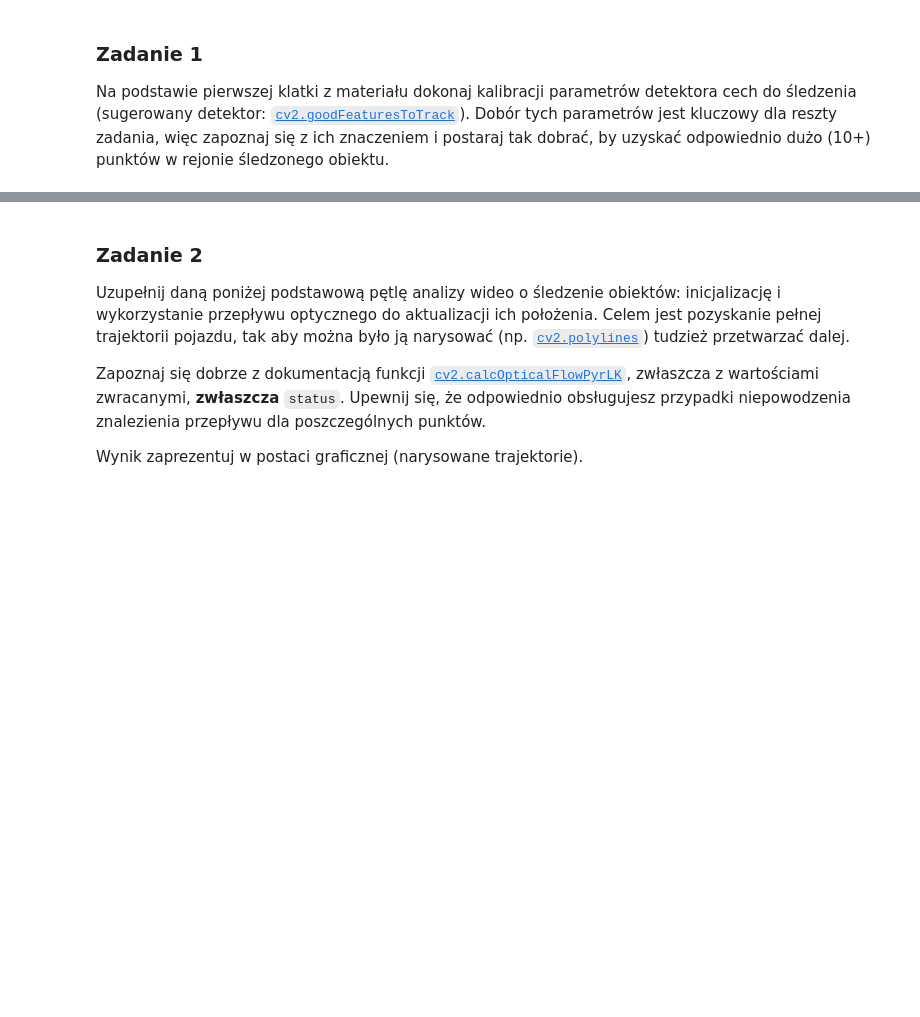
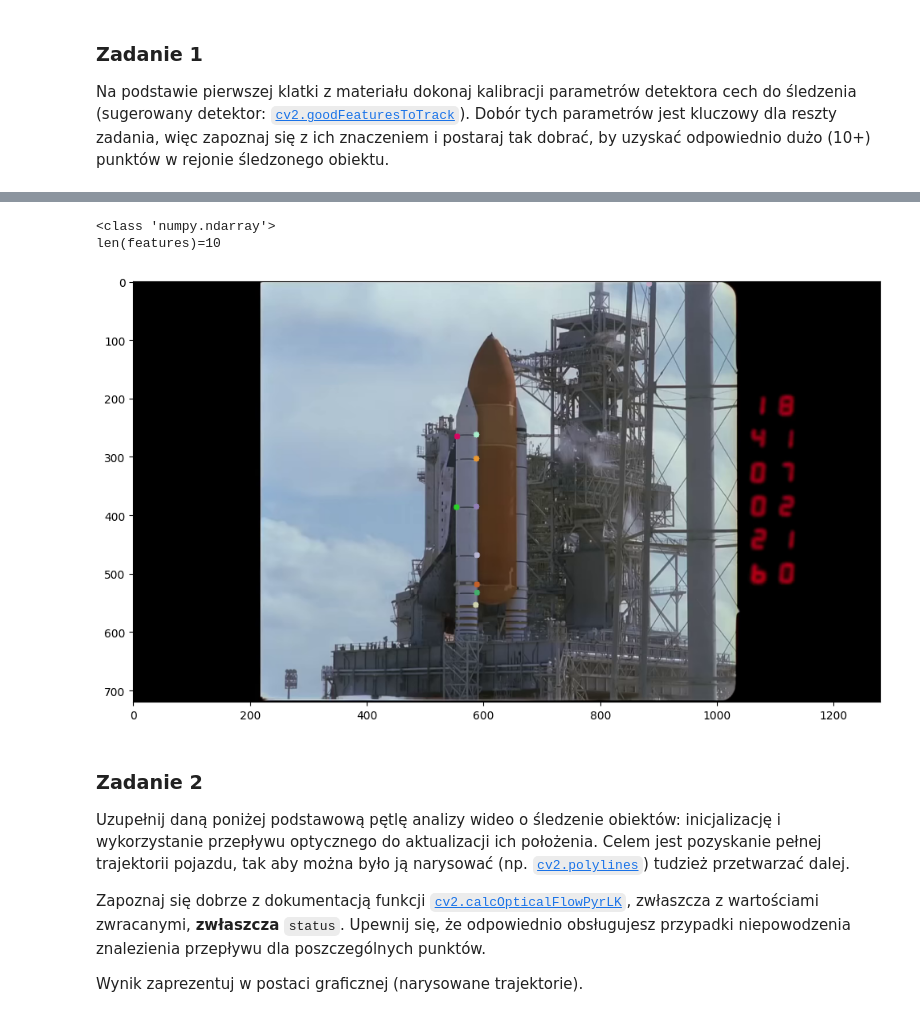
Before and after one commit to piotrdurniat/image-and-video-analysis-and-processing, a Jupyter notebook: lab8/Lab8.2_zadanie.ipynb, the cells around one changed output, grey strips where cells are left out. Drawn from its saved outputs; the diff is of its cells as text; code cells hidden in the pictures; blank space fills up the shorter version.

```diff
--- a/lab8/Lab8.2_zadanie.ipynb
+++ b/lab8/Lab8.2_zadanie.ipynb
@@ -49,3 +129,41 @@ plt.subplots(1, 1, figsize=(12, 12))[1].imshow(frame[..., ::-1])
+# %%
+def get_good_features(frame: np.ndarray):
+    gray = cv2.cvtColor(frame, cv2.COLOR_BGR2GRAY)
+
+    p0 = cv2.goodFeaturesToTrack(
+        gray,
+        mask=mask,
+        maxCorners=40,
+        qualityLevel=0.15,
+        minDistance=7,
+        blockSize=7,
+    )
+
+    print(type(p0))
+    return p0
+
+
+def draw_features(features: np.ndarray, frame: np.ndarray):
+    frame = frame.copy()
+    features = features.astype(np.int32)
+
+    for i in features:
+        x, y = i.ravel()
+        color = np.random.randint(0, 256, size=(3,))
+        color = [int(channel) for channel in color]
+        cv2.circle(frame, (x, y), 5, color, -1)
+
+    _, axes = plt.subplots(1, 1, figsize=(12, 12))
+    axes.imshow(frame[..., ::-1])
+
+
+features = get_good_features(frame)
+draw_features(features, frame)
+print(f"{len(features)=}")
+# %% [output]
+<class 'numpy.ndarray'>
+len(features)=10
+[figure, added]
 # %% [markdown]
 ### Zadanie 2
 
```
Also changed, not shown: parts of 8 cells of this notebook.
